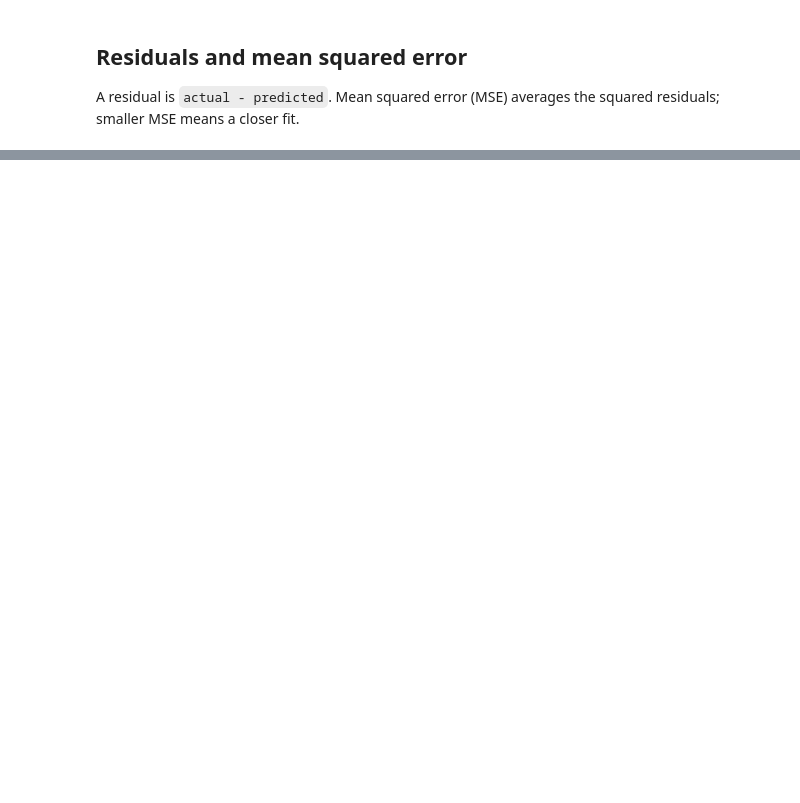
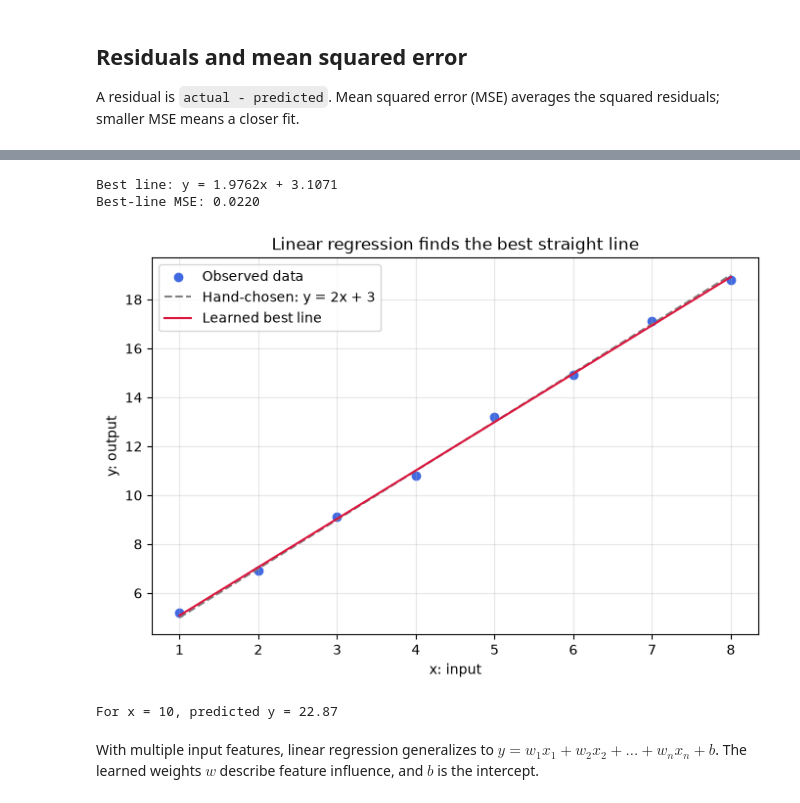
Before and after one commit to ankush-exe/Emotion-Recognition-System-, a Jupyter notebook: notebooks/04_linear_equation.ipynb, the cells around one changed output, grey strips where cells are left out. Drawn from its saved outputs; the diff is of its cells as text; code cells hidden in the pictures; blank space fills up the shorter version.

Commit message:
feat: add least-squares fitting and prediction

```diff
--- a/notebooks/04_linear_equation.ipynb
+++ b/notebooks/04_linear_equation.ipynb
@@ -55,0 +67,30 @@ print(f'MSE for y = 2x + 3: {manual_mse:.4f}')
+# %%
+learned_slope, learned_intercept = np.polyfit(x, y, 1)
+best_predictions = linear_equation(x, learned_slope, learned_intercept)
+best_mse = np.mean((y - best_predictions) ** 2)
+
+print(f'Best line: y = {learned_slope:.4f}x + {learned_intercept:.4f}')
+print(f'Best-line MSE: {best_mse:.4f}')
+
+x_line = np.linspace(x.min(), x.max(), 100)
+plt.figure(figsize=(8, 5))
+plt.scatter(x, y, color='royalblue', label='Observed data')
+plt.plot(x_line, linear_equation(x_line, manual_slope, manual_intercept), '--', color='gray', label='Hand-chosen: y = 2x + 3')
+plt.plot(x_line, linear_equation(x_line, learned_slope, learned_intercept), color='crimson', label='Learned best line')
+plt.xlabel('x: input')
+plt.ylabel('y: output')
+plt.title('Linear regression finds the best straight line')
+plt.grid(alpha=0.3)
+plt.legend()
+plt.show()
+
+new_x = 10.0
+new_y_prediction = linear_equation(new_x, learned_slope, learned_intercept)
+print(f'For x = {new_x:.0f}, predicted y = {new_y_prediction:.2f}')
+# %% [output]
+Best line: y = 1.9762x + 3.1071
+Best-line MSE: 0.0220
+[figure, added]
+For x = 10, predicted y = 22.87
+# %% [markdown]
+With multiple input features, linear regression generalizes to $y=w_1x_1+w_2x_2+...+w_nx_n+b$. The learned weights $w$ describe feature influence, and $b$ is the intercept.
```
Also changed, not shown: parts of 4 cells of this notebook.
